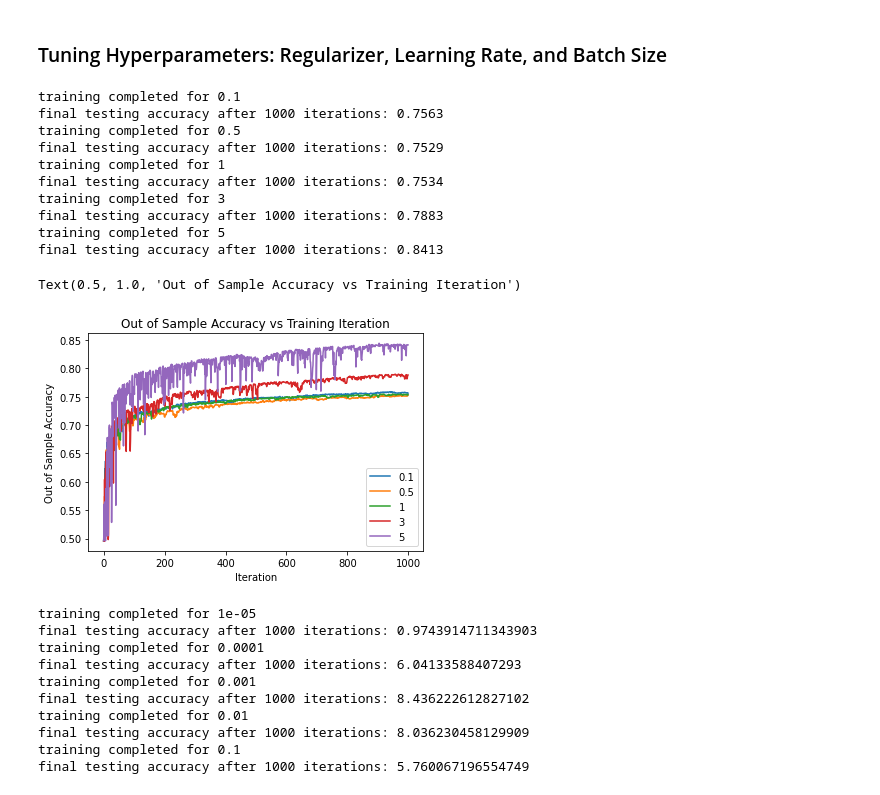
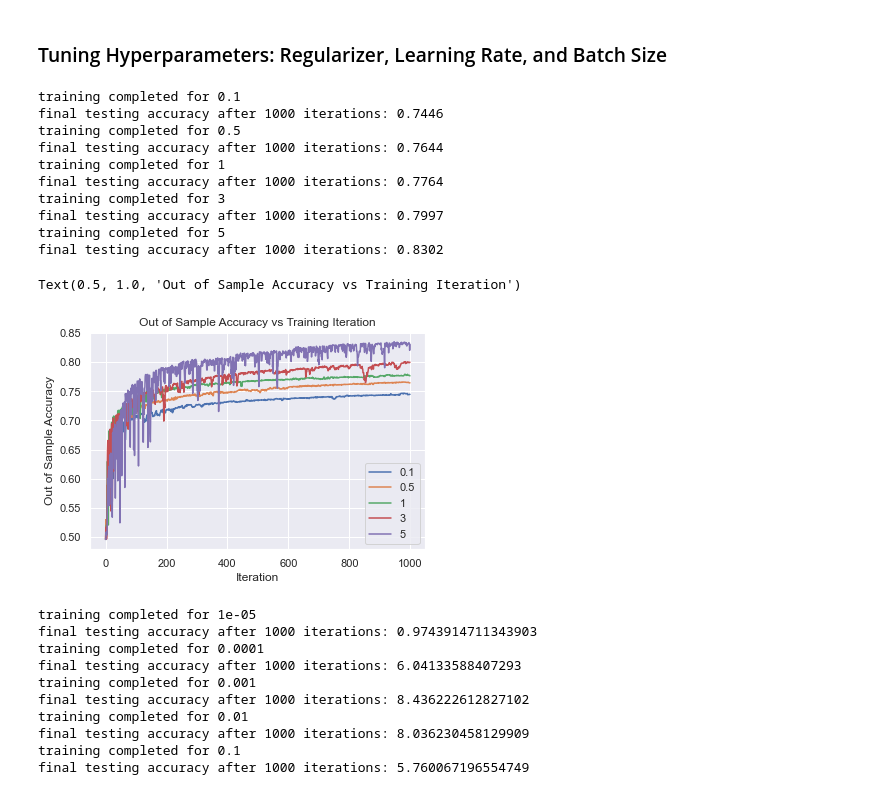
Before and after one commit to seichang00/IMDB_bayesian_regression, a Jupyter notebook: imdb_regression.ipynb, the cells around one changed output. Saved outputs shown, nothing was run; the diff lists cells and outputs as text; code cells hidden in the pictures.

```diff
--- a/imdb_regression.ipynb
+++ b/imdb_regression.ipynb
@@ -12,6 +12,8 @@ from sklearn.model_selection import train_test_split
 from sklearn.metrics import confusion_matrix, classification_report
 import matplotlib.pyplot as plt
 from bs4 import BeautifulSoup
+import seaborn as sns
+sns.set()
 
 imdb = pd.read_csv("IMDB Dataset.csv")
 imdb.head(3)
@@ -231,41 +233,43 @@ Text(0.5, 1.0, 'Out of Sample Loss vs Training Iteration')
 # %%
 #L2 REGULARIZATION (LAMBDA)
 
-test_iters = 1000
+train_iters = 1000
+train_batch = 10
+learning_rate = 0.1
 
 #tuning regularizer
 for test_lamb in [0.1, 0.5, 1, 3, 5]:
     beta, sgd_stats = stochastic_regression_map(
     lamb=test_lamb,
     X=X_train,
     X_test=X_test,
     y=y_train,
     y_test=y_test,
-    l_rate=0.1,
-    batch_size=10,
+    l_rate=learning_rate,
+    batch_size=train_batch,
     max_iters=test_iters,
     train_stat="accuracy")
     plt.plot(sgd_stats, label=str(test_lamb))
     print("training completed for " + str(test_lamb))
     print("final testing accuracy after {} iterations: {}".format(train_iters, sgd_stats[-1]))
 
 plt.legend()
 plt.xlabel("Iteration")
 plt.ylabel("Out of Sample Accuracy")
 plt.title("Out of Sample Accuracy vs Training Iteration")
 # %% [output]
 training completed for 0.1
-final testing accuracy after 1000 iterations: 0.7563
+final testing accuracy after 1000 iterations: 0.7446
 training completed for 0.5
-final testing accuracy after 1000 iterations: 0.7529
+final testing accuracy after 1000 iterations: 0.7644
 training completed for 1
-final testing accuracy after 1000 iterations: 0.7534
+final testing accuracy after 1000 iterations: 0.7764
 training completed for 3
-final testing accuracy after 1000 iterations: 0.7883
+final testing accuracy after 1000 iterations: 0.7997
 training completed for 5
-final testing accuracy after 1000 iterations: 0.8413
+final testing accuracy after 1000 iterations: 0.8302
 Text(0.5, 1.0, 'Out of Sample Accuracy vs Training Iteration')
-[figure, old version]
+[figure, new version]
 # %%
 #LEARNING RATE
 train_iters = 1000
```
Also changed, not shown: parts of 4 cells of this notebook, 1 other file.
